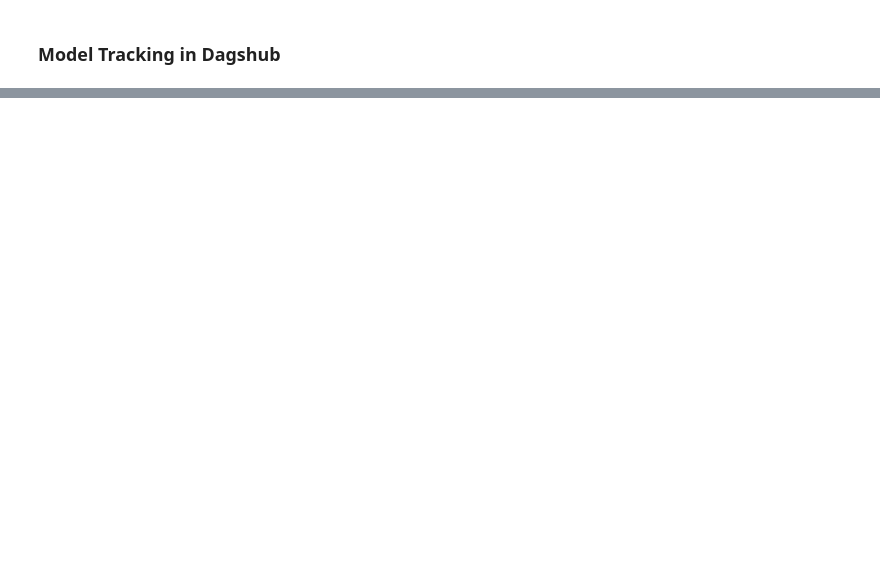
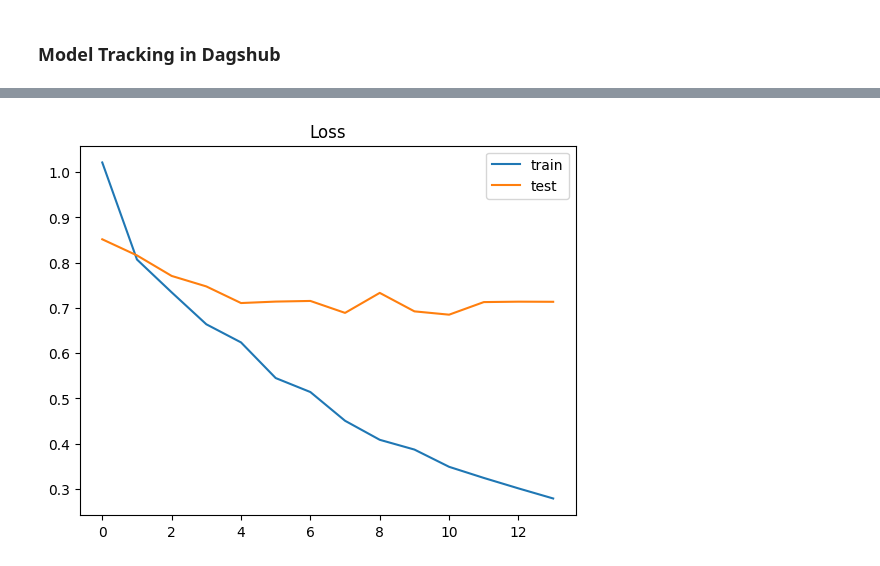
Before and after one commit to JS-Tharun/Customer-Support-Automation, a Jupyter notebook: notebooks/models.ipynb, the cells around one changed output, grey strips where cells are left out. Drawn from its saved outputs; the diff is of its cells as text; code cells hidden in the pictures; blank space fills up the shorter version.

Commit message:
LSTM Classifier trained

```diff
--- a/notebooks/models.ipynb
+++ b/notebooks/models.ipynb
@@ -676,0 +661,7 @@ Metrics Logged
+# %%
+#Train test split
+from sklearn.model_selection import train_test_split
+
+X_train, X_test, Y_train, Y_test = train_test_split(X,Y, test_size = 0.10, random_state = 42)
+print(X_train.shape,Y_train.shape)
+print(X_test.shape,Y_test.shape)
@@ -676,0 +673,25 @@ Metrics Logged
+# %%
+#The first layer is the embedded layer that uses 100 length vectors to represent each word.
+#SpatialDropout1D performs variational dropout in NLP models.
+#The next layer is the LSTM layer with 100 memory units.
+#The output layer must create 13 output values, one for each class.
+#Activation function is softmax for multi-class classification.
+#Because it is a multi-class classification problem, categorical_crossentropy is used as the loss function.
+
+from keras.models import Sequential
+from keras.layers import Embedding,SpatialDropout1D
+from tensorflow.keras.layers import LSTM
+from tensorflow.keras.layers import Dense
+from tensorflow.keras.callbacks import EarlyStopping
+
+model = Sequential()
+model.add(Embedding(MAX_WORDS, EMBEDDING_DIM, input_length=X.shape[1]))
+model.add(SpatialDropout1D(0.2))
+model.add(LSTM(100, dropout=0.2))
+model.add(Dense(7, activation='softmax'))
+model.compile(loss='categorical_crossentropy', optimizer='adam', metrics=['accuracy'])
+
+epochs = 20
+batch_size = 256
+
+history = model.fit(X_train, Y_train, epochs=epochs, batch_size=batch_size,validation_split=0.1,callbacks=[EarlyStopping(monitor='val_loss', patience=3, min_delta=0.001)])
@@ -676,0 +724,9 @@ Metrics Logged
+# %%
+import matplotlib.pyplot as plt
+plt.title('Loss')
+plt.plot(history.history['loss'], label='train')
+plt.plot(history.history['val_loss'], label='test')
+plt.legend()
+plt.show();
+# %% [output]
+[figure, added]
```
Also changed, not shown: parts of 23 cells of this notebook, 2 other files.
